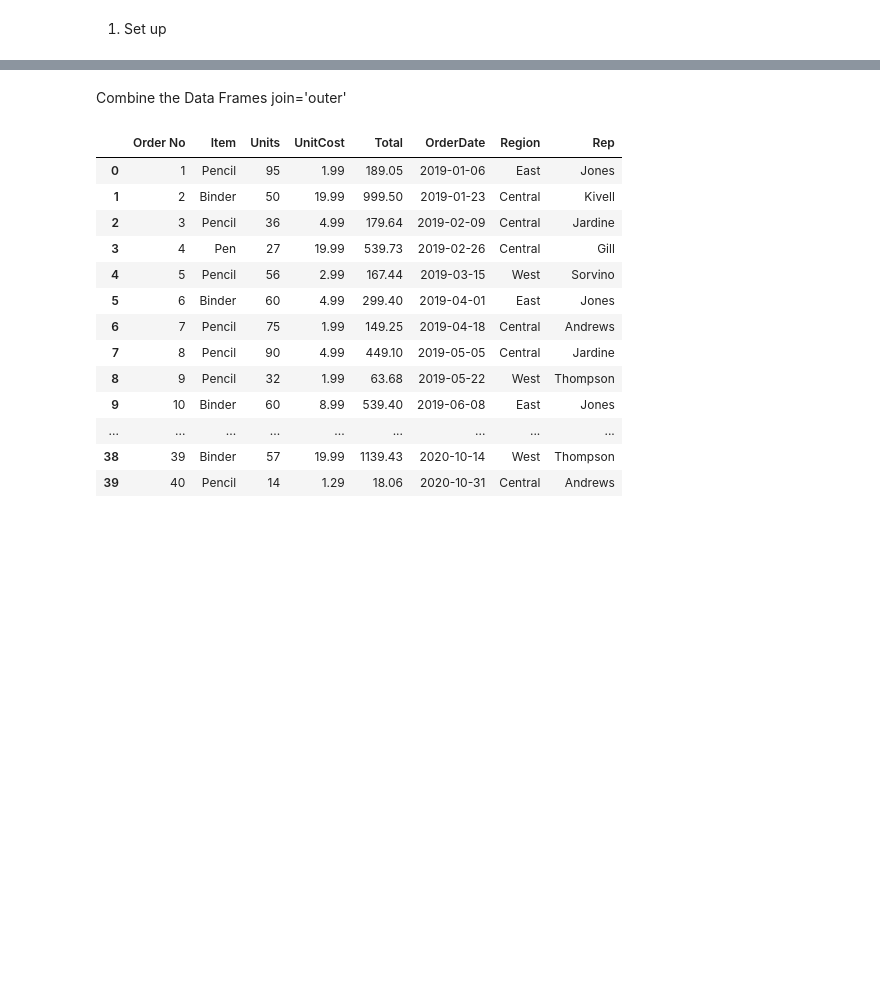
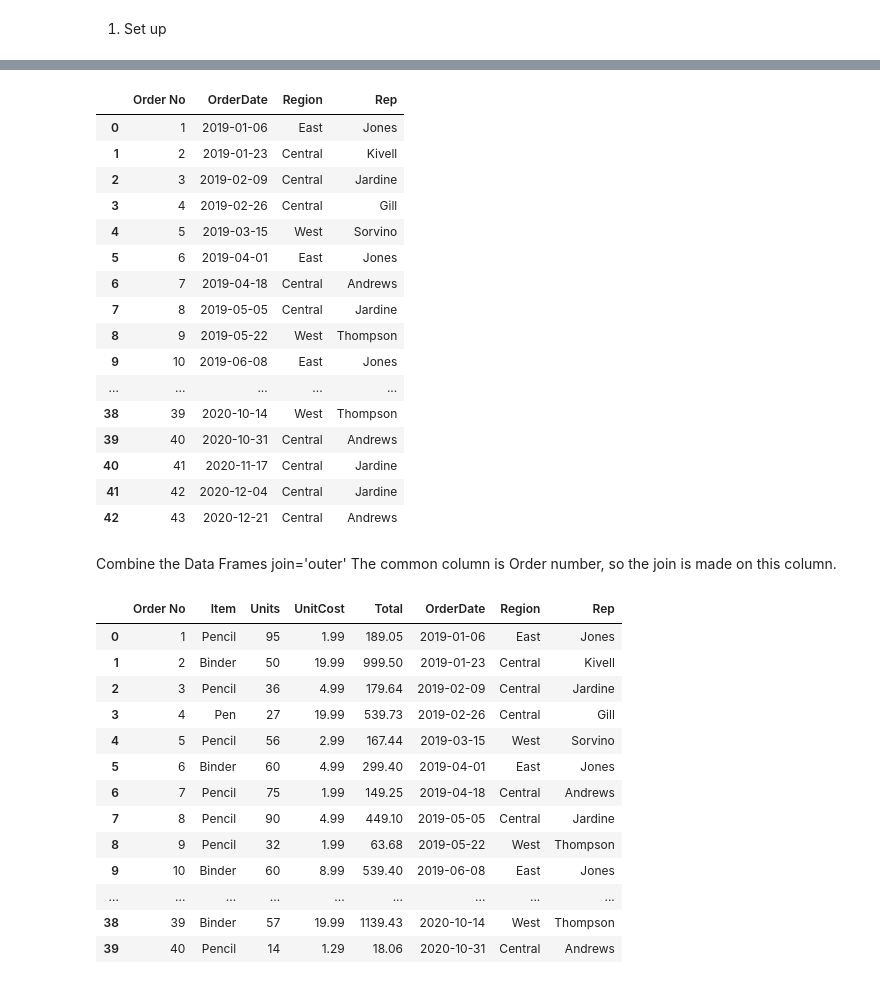
Before and after one commit to sxs001/L4DA_resources, a Jupyter notebook: CombineData.ipynb, the cells around one changed output, grey strips where cells are left out. Saved outputs shown, nothing was run; the diff lists cells and outputs as text; code cells hidden in the pictures; blank space fills up the shorter version.

```diff
--- a/CombineData.ipynb
+++ b/CombineData.ipynb
@@ -20,5 +39,28 @@ df_Rep = pd.read_excel(url, sheet_name='Sheet1')
+# %%
+url='https://github.com/tdmhub/L4DA_resources/raw/main/OrderRepV1A.xlsx'
+df_Rep = pd.read_excel(url, sheet_name='Sheet1')
+df_Rep
+# %% [output]
+|  | Order No | OrderDate | Region | Rep |
+| 0 | 1 | 2019-01-06 | East | Jones |
+| 1 | 2 | 2019-01-23 | Central | Kivell |
+| 2 | 3 | 2019-02-09 | Central | Jardine |
+| 3 | 4 | 2019-02-26 | Central | Gill |
+| 4 | 5 | 2019-03-15 | West | Sorvino |
+| 5 | 6 | 2019-04-01 | East | Jones |
+| 6 | 7 | 2019-04-18 | Central | Andrews |
+| 7 | 8 | 2019-05-05 | Central | Jardine |
+| 8 | 9 | 2019-05-22 | West | Thompson |
+| 9 | 10 | 2019-06-08 | East | Jones |
+| ... | ... | ... | ... | ... |
+| 38 | 39 | 2020-10-14 | West | Thompson |
+| 39 | 40 | 2020-10-31 | Central | Andrews |
+| 40 | 41 | 2020-11-17 | Central | Jardine |
+| 41 | 42 | 2020-12-04 | Central | Jardine |
+| 42 | 43 | 2020-12-21 | Central | Andrews |
 # %% [markdown]
 Combine the Data Frames  join='outer'
+The common column is Order number, so the join is made on this column.
 # %%
 df_ItemRep= pd.merge(df_Item,df_Rep, on='Order No')
 df_ItemRep
```
Also changed, not shown: parts of 11 cells of this notebook.
